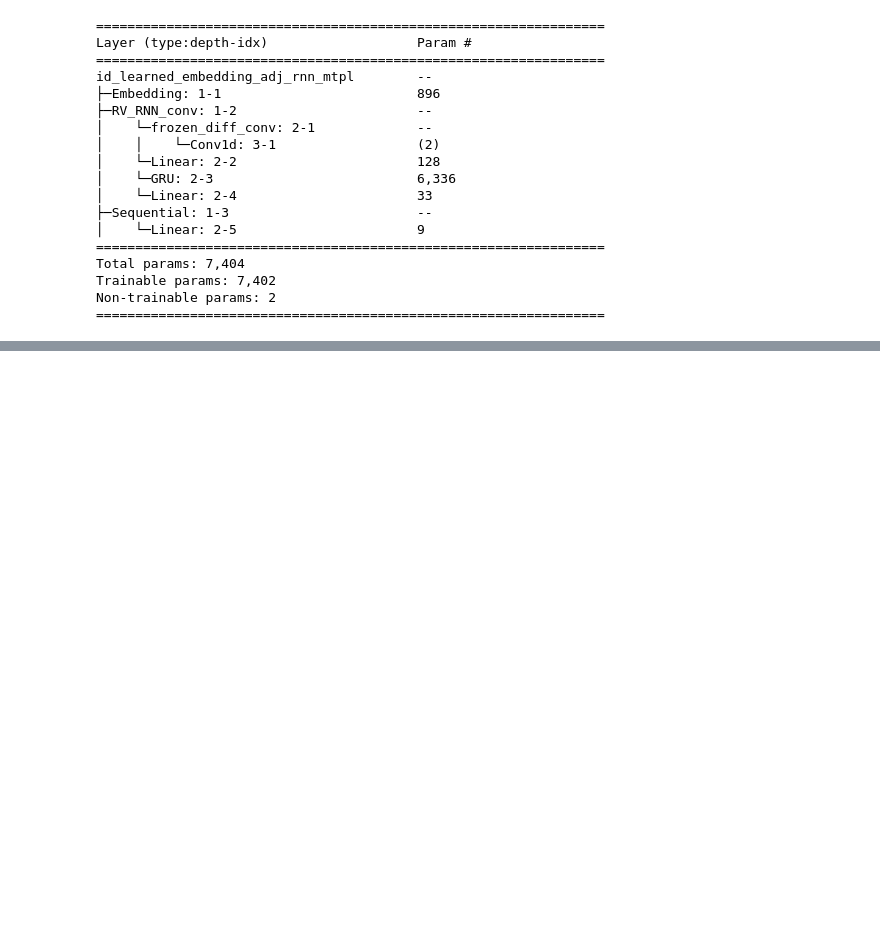
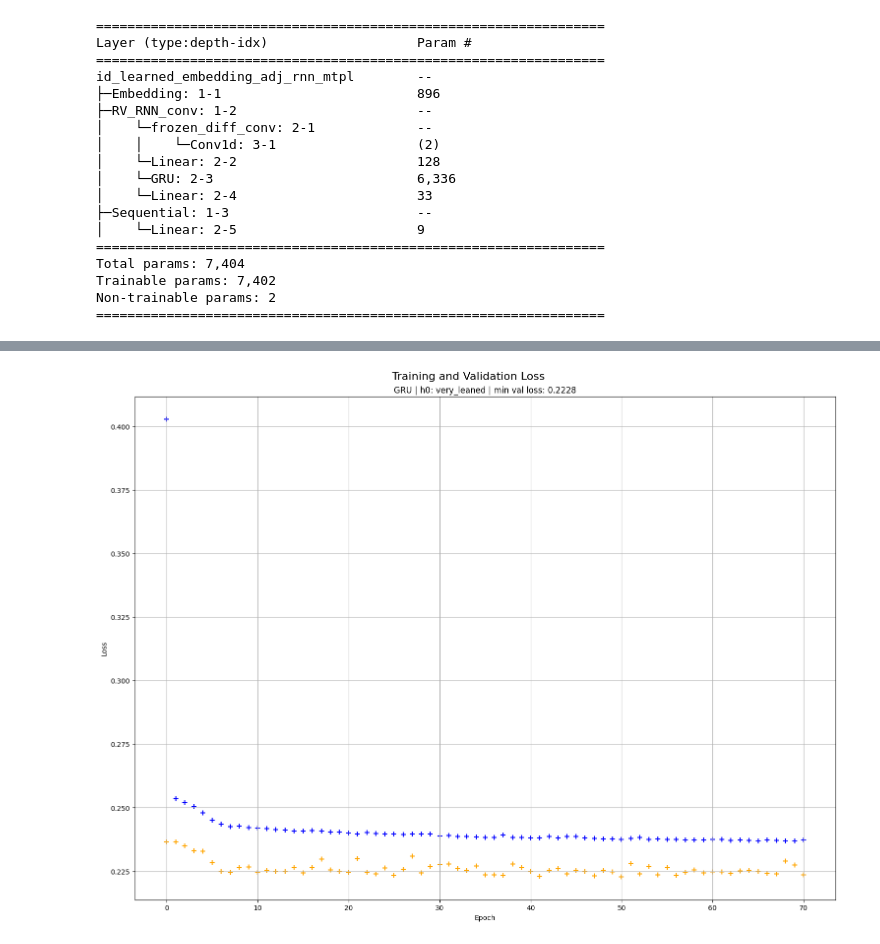
Before and after one commit to martinmf-dev/Realized_Volatility_Prediction_-erdos_deeplearning-, a Jupyter notebook: NNetwork/Learned_emb_RNN.ipynb, the cells around one changed output, grey strips where cells are left out. Drawn from its saved outputs; the diff is of its cells as text; code cells hidden in the pictures; blank space fills up the shorter version.

```diff
--- a/NNetwork/Learned_emb_RNN.ipynb
+++ b/NNetwork/Learned_emb_RNN.ipynb
@@ -722,0 +751,5 @@ KeyboardInterrupt:
+# %%
+vis_dict={("gru","very_leaned"):{"train_loss": train_loss,"val_loss": val_loss}}
+visualization.training_plots(vis_dict)
+# %% [output]
+[figure, added]
```
Also changed, not shown: parts of 2 cells of this notebook.
